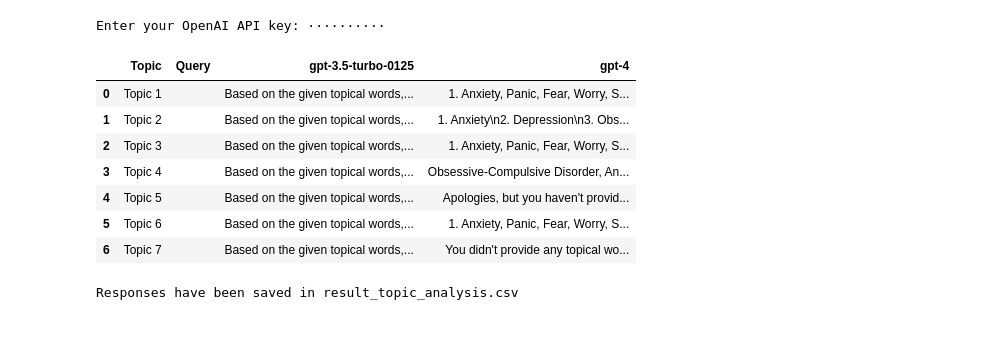
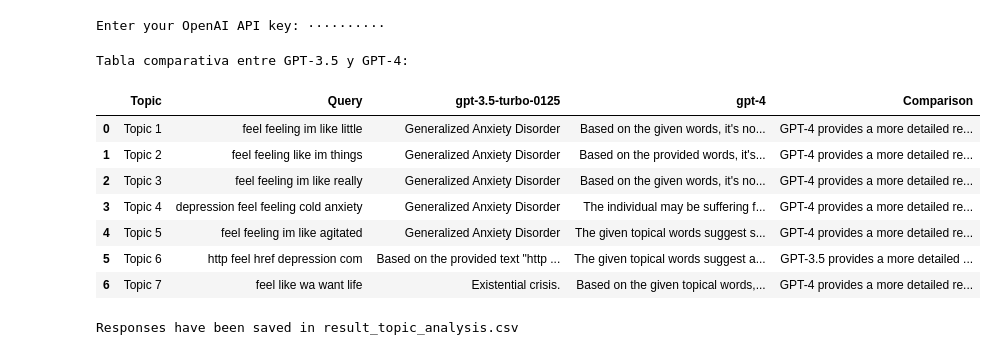
Before and after one commit to kristellu/mental_illness_pipeline, a Jupyter notebook: mental_illness_pipeline.ipynb, the cells around one changed output. Cells and saved outputs as stored; diff of their text form; code cells hidden in the pictures.

Commit message:
update: dataset details and corrections at results

```diff
--- a/mental_illness_pipeline.ipynb
+++ b/mental_illness_pipeline.ipynb
@@ -257,8 +320,9 @@ download('punkt')
 
 # Tokenización y eliminación de stopwords
 stop_words = set(stopwords.words('english'))
-negative_df['processed_message'] = negative_df['message'].apply(lambda x: ' '.join([word for word in word_tokenize(x.lower()) if word.isalpha() and word not in stop_words]))
-
+negative_df['processed_message'] = negative_df['message'].apply(
+    lambda x: ' '.join([word for word in word_tokenize(x.lower()) if word.isalpha() and word not in stop_words])
+)
 # Vectorización de texto usando TF-IDF
 tfidf_vectorizer = TfidfVectorizer(max_df=0.95, min_df=2, stop_words='english')
 tfidf = tfidf_vectorizer.fit_transform(negative_df['processed_message'])
@@ -413,67 +566,89 @@ Already having the information filtered and consolidated by topics, we proceed t
 import os
 import re
 import pandas as pd
-from openai import OpenAI
+import openai
 from google.colab import auth
 from getpass import getpass
 
 # Prompt the user to input the API key securely
-api_key = getpass('Enter your OpenAI API key: ')
-
-# Initialize the OpenAI client with the API key
-client = OpenAI(api_key=api_key)
+openai.api_key = getpass('Enter your OpenAI API key: ')
 # %% [output]
 Enter your OpenAI API key: ··········
 # %%
-# Modelos a compare
+# Modelos a comparar
 models = ["gpt-3.5-turbo-0125", "gpt-4"]
+
 # Función para seleccionar las palabras más representativas de un tópico
 def get_representative_words(topic_words, top_n=5):
-    # Seleccionar las top_n palabras más importantes
+    # Seleccionar las top_n palabras más importantes (se asume que ya están ordenadas por importancia)
     return " ".join(topic_words[:top_n])
 
-# Iterar sobre cada tema en el DataFrame
+# Inicializar el DataFrame para resultados
+results_df = pd.DataFrame(columns=['Topic', 'Query'] + models)
+
+# Iterar sobre cada tema en topics_df
 for idx, row in topics_df.iterrows():
-    # Usar las palabras más representativas en lugar de solo las primeras 5
     topic_words = row["Words"].split()  # Palabras ya ordenadas por importancia
     query = get_representative_words(topic_words, top_n=5)
-
-    # Crear una fila para los resultados
     result_row = {'Topic': row['Topic'], 'Query': query}
 
     # Obtener respuestas de cada modelo
     for model in models:
         try:
             response = openai.ChatCompletion.create(
                 model=model,
                 messages=[
                     {"role": "system", "content": "Diagnosis of psychological conditions or mental illnesses based on a set of given topical words. Provide a general diagnosis suitable for a report, without segmenting by context."},
                     {"role": "user", "content": query}
                 ],
-                temperature=0  # Mantener la temperatura en 0 para resultados consistentes
+                temperature=0  # Temperatura en 0 para resultados consistentes
             )
-
-            # Almacenar la respuesta en el DataFrame
             result_row[model] = response['choices'][0]['message']['content'].strip()
         except Exception as e:
             print(f"An error occurred with model {model} for topic {idx}: {e}")
             result_row[model] = 'Error occurred during API call'
 
     # Agregar la fila al DataFrame de resultados
     results_df = pd.concat([results_df, pd.DataFrame([result_row])], ignore_index=True)
 
+# ================================
+# 4. Reorganización y visualización tabular de los resultados comparativos
+# ================================
+# Configurar pandas para mostrar el contenido completo de las celdas
+pd.set_option('display.max_colwidth', None)
+
+# Función para comparar las respuestas (por ejemplo, en base a la longitud)
+def compare_responses(row):
+    resp_35 = row["gpt-3.5-turbo-0125"]
+    resp_4 = row["gpt-4"]
+    len_35 = len(resp_35.split())
+    len_4 = len(resp_4.split())
+    if len_4 > len_35:
+         return "GPT-4 provides a more detailed response."
+    elif len_4 < len_35:
+         return "GPT-3.5 provides a more detailed response."
+    else:
+         return "Both responses have similar detail."
+
+results_df["Comparison"] = results_df.apply(compare_responses, axis=1)
+
+# Reorganizar columnas en un formato tabular: Topic, Query, gpt-3.5, gpt-4, y la comparación
+results_df = results_df[["Topic", "Query", "gpt-3.5-turbo-0125", "gpt-4", "Comparison"]]
+
+print("\nTabla comparativa entre GPT-3.5 y GPT-4:")
+display(results_df)
+
 # Guardar los resultados en un archivo CSV
 results_df.to_csv("result_topic_analysis.csv", index=False)
-display(results_df)
-
 print("Responses have been saved in result_topic_analysis.csv")
 # %% [output]
+Tabla comparativa entre GPT-3.5 y GPT-4:
-|  | Topic | Query | gpt-3.5-turbo-0125 | gpt-4 |
-| 0 | Topic 1 |  | Based on the given topical words,... | 1. Anxiety, Panic, Fear, Worry, S... |
-| 1 | Topic 2 |  | Based on the given topical words,... | 1. Anxiety\n2. Depression\n3. Obs... |
-| 2 | Topic 3 |  | Based on the given topical words,... | 1. Anxiety, Panic, Fear, Worry, S... |
-| 3 | Topic 4 |  | Based on the given topical words,... | Obsessive-Compulsive Disorder, An... |
-| 4 | Topic 5 |  | Based on the given topical words,... | Apologies, but you haven't provid... |
-| 5 | Topic 6 |  | Based on the given topical words,... | 1. Anxiety, Panic, Fear, Worry, S... |
-| 6 | Topic 7 |  | Based on the given topical words,... | You didn't provide any topical wo... |
+|  | Topic | Query | gpt-3.5-turbo-0125 | gpt-4 | Comparison |
+| 0 | Topic 1 | feel feeling im like little | Generalized Anxiety Disorder | Based on the given words, it's no... | GPT-4 provides a more detailed re... |
+| 1 | Topic 2 | feel feeling like im things | Generalized Anxiety Disorder | Based on the provided words, it's... | GPT-4 provides a more detailed re... |
+| 2 | Topic 3 | feel feeling im like really | Generalized Anxiety Disorder | Based on the given words, it's no... | GPT-4 provides a more detailed re... |
+| 3 | Topic 4 | depression feel feeling cold anxiety | Generalized Anxiety Disorder | The individual may be suffering f... | GPT-4 provides a more detailed re... |
+| 4 | Topic 5 | feel feeling im like agitated | Generalized Anxiety Disorder | The given topical words suggest s... | GPT-4 provides a more detailed re... |
+| 5 | Topic 6 | http feel href depression com | Based on the provided text "http ... | The given topical words suggest a... | GPT-3.5 provides a more detailed ... |
+| 6 | Topic 7 | feel like wa want life | Existential crisis. | Based on the given topical words,... | GPT-4 provides a more detailed re... |
-Responses have been saved in result_topic_analysis.csv
+Responses have been saved in result_topic_analysis.csv
```
Also changed, not shown: parts of 11 cells of this notebook.
